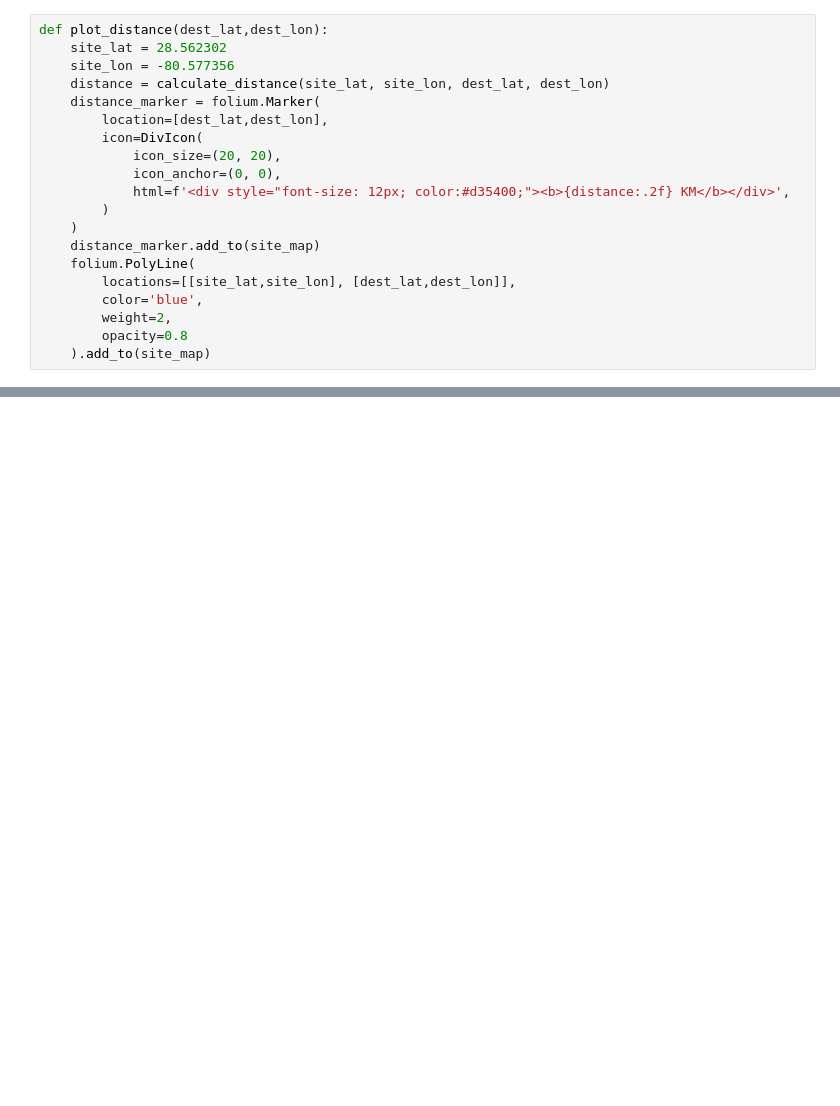
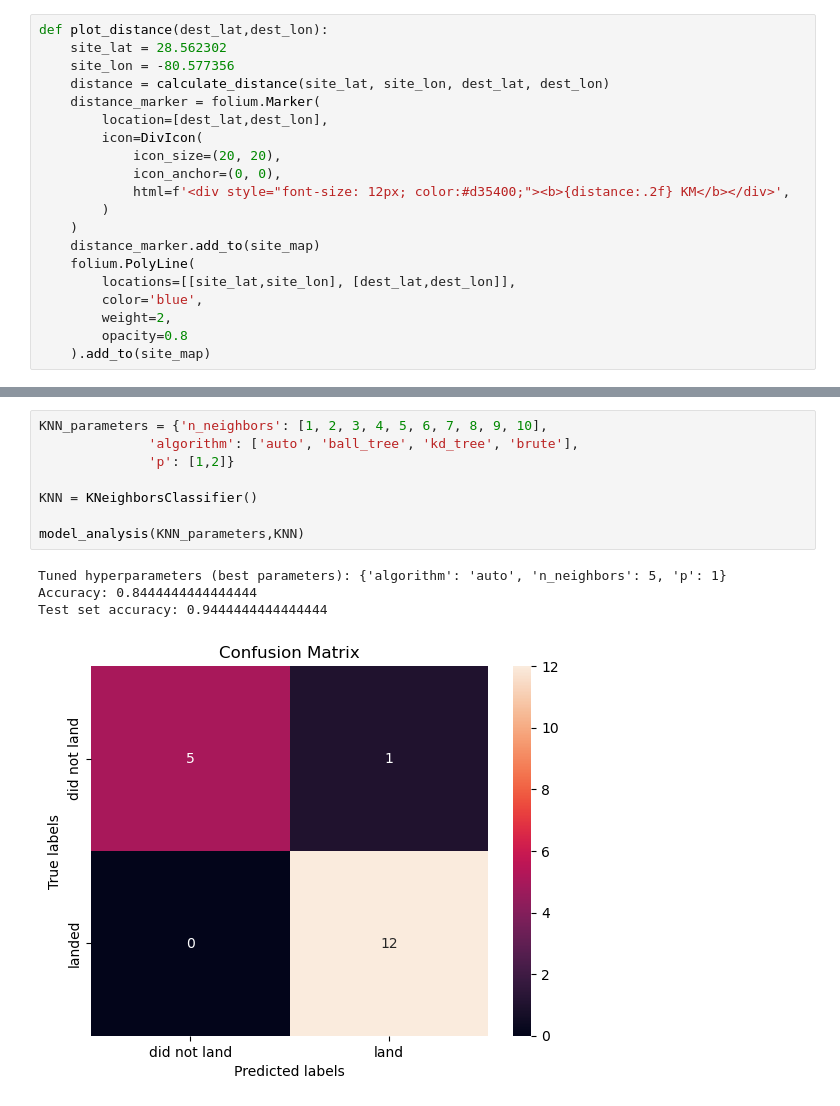
Before and after one commit to chipwayambokomas/IBM-CAPSTONE-PROJECT, a Jupyter notebook: main.ipynb, the cells around one changed output, grey strips where cells are left out. Drawn from its saved outputs; the diff is of its cells as text; blank space fills up the shorter version.

```diff
--- a/main.ipynb
+++ b/main.ipynb
@@ -1018,0 +1175,13 @@ site_map
+# %%
+KNN_parameters = {'n_neighbors': [1, 2, 3, 4, 5, 6, 7, 8, 9, 10],
+              'algorithm': ['auto', 'ball_tree', 'kd_tree', 'brute'],
+              'p': [1,2]}
+
+KNN = KNeighborsClassifier()
+
+model_analysis(KNN_parameters,KNN)
+# %% [output]
+Tuned hyperparameters (best parameters): {'algorithm': 'auto', 'n_neighbors': 5, 'p': 1}
+Accuracy: 0.8444444444444444
+Test set accuracy: 0.9444444444444444
+[figure, added]
```
Also changed, not shown: parts of 14 cells of this notebook.
